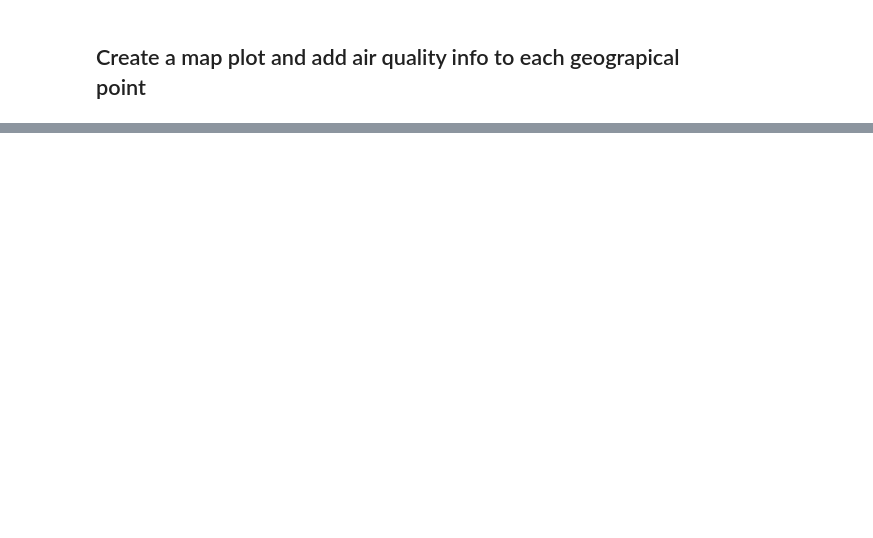
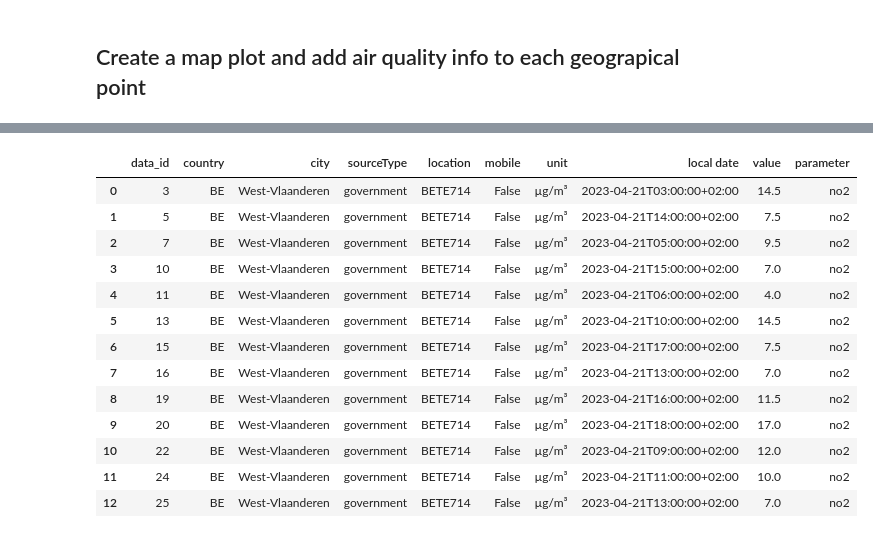
Before and after one commit to gkrampah/inter_project, a Jupyter notebook: DataAnalysis.ipynb, the cells around one changed output, grey strips where cells are left out. Drawn from its saved outputs; the diff is of its cells as text; code cells hidden in the pictures; blank space fills up the shorter version.

```diff
--- a/DataAnalysis.ipynb
+++ b/DataAnalysis.ipynb
@@ -241,0 +384,8 @@ display_info_maps(data_mes)
+# %%
+q5 = """
+SELECT *
+FROM Pollutant;
+"""
+
+results = read_query(connection, q5)
+print(results)
@@ -241,0 +394,27 @@ display_info_maps(data_mes)
+# %%
+# Returns a list of lists and then creates a pandas DataFrame
+from_db = []
+
+for result in results:
+    result = list(result)
+    from_db.append(result)
+
+columns = ["data_id", "country", "city", "sourceType", "location", "mobile", "unit", "local date", "value", "parameter"]
+df = pd.DataFrame(from_db, columns=columns)
+
+df
+# %% [output]
+|  | data_id | country | city | sourceType | location | mobile | unit | local date | value | parameter |
+| 0 | 3 | BE | West-Vlaanderen | government | BETE714 | False | µg/m³ | 2023-04-21T03:00:00+02:00 | 14.5 | no2 |
+| 1 | 5 | BE | West-Vlaanderen | government | BETE714 | False | µg/m³ | 2023-04-21T14:00:00+02:00 | 7.5 | no2 |
+| 2 | 7 | BE | West-Vlaanderen | government | BETE714 | False | µg/m³ | 2023-04-21T05:00:00+02:00 | 9.5 | no2 |
+| 3 | 10 | BE | West-Vlaanderen | government | BETE714 | False | µg/m³ | 2023-04-21T15:00:00+02:00 | 7.0 | no2 |
+| 4 | 11 | BE | West-Vlaanderen | government | BETE714 | False | µg/m³ | 2023-04-21T06:00:00+02:00 | 4.0 | no2 |
+| 5 | 13 | BE | West-Vlaanderen | government | BETE714 | False | µg/m³ | 2023-04-21T10:00:00+02:00 | 14.5 | no2 |
+| 6 | 15 | BE | West-Vlaanderen | government | BETE714 | False | µg/m³ | 2023-04-21T17:00:00+02:00 | 7.5 | no2 |
+| 7 | 16 | BE | West-Vlaanderen | government | BETE714 | False | µg/m³ | 2023-04-21T13:00:00+02:00 | 7.0 | no2 |
+| 8 | 19 | BE | West-Vlaanderen | government | BETE714 | False | µg/m³ | 2023-04-21T16:00:00+02:00 | 11.5 | no2 |
+| 9 | 20 | BE | West-Vlaanderen | government | BETE714 | False | µg/m³ | 2023-04-21T18:00:00+02:00 | 17.0 | no2 |
+| 10 | 22 | BE | West-Vlaanderen | government | BETE714 | False | µg/m³ | 2023-04-21T09:00:00+02:00 | 12.0 | no2 |
+| 11 | 24 | BE | West-Vlaanderen | government | BETE714 | False | µg/m³ | 2023-04-21T11:00:00+02:00 | 10.0 | no2 |
+| 12 | 25 | BE | West-Vlaanderen | government | BETE714 | False | µg/m³ | 2023-04-21T13:00:00+02:00 | 7.0 | no2 |
```
Also changed, not shown: parts of 8 cells of this notebook.
